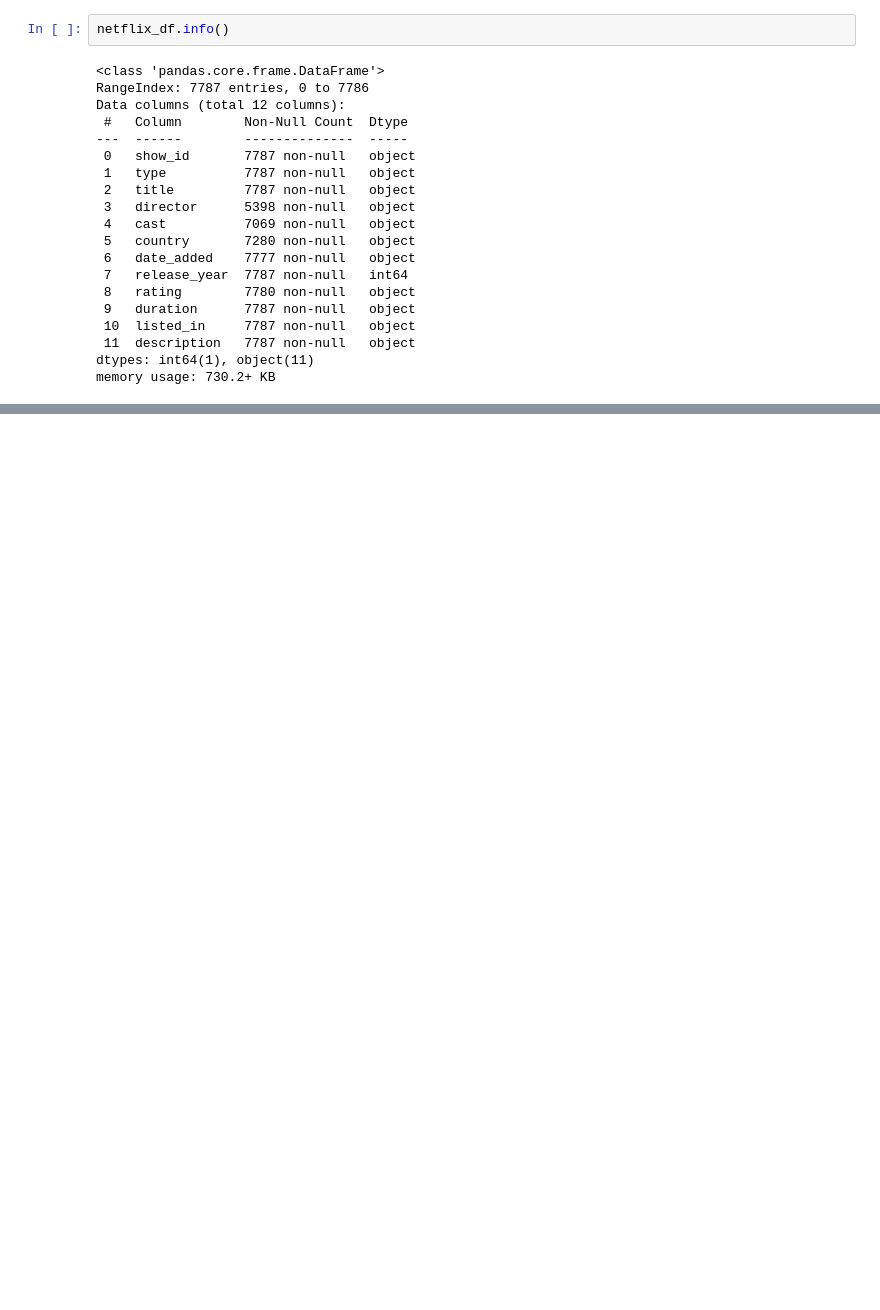
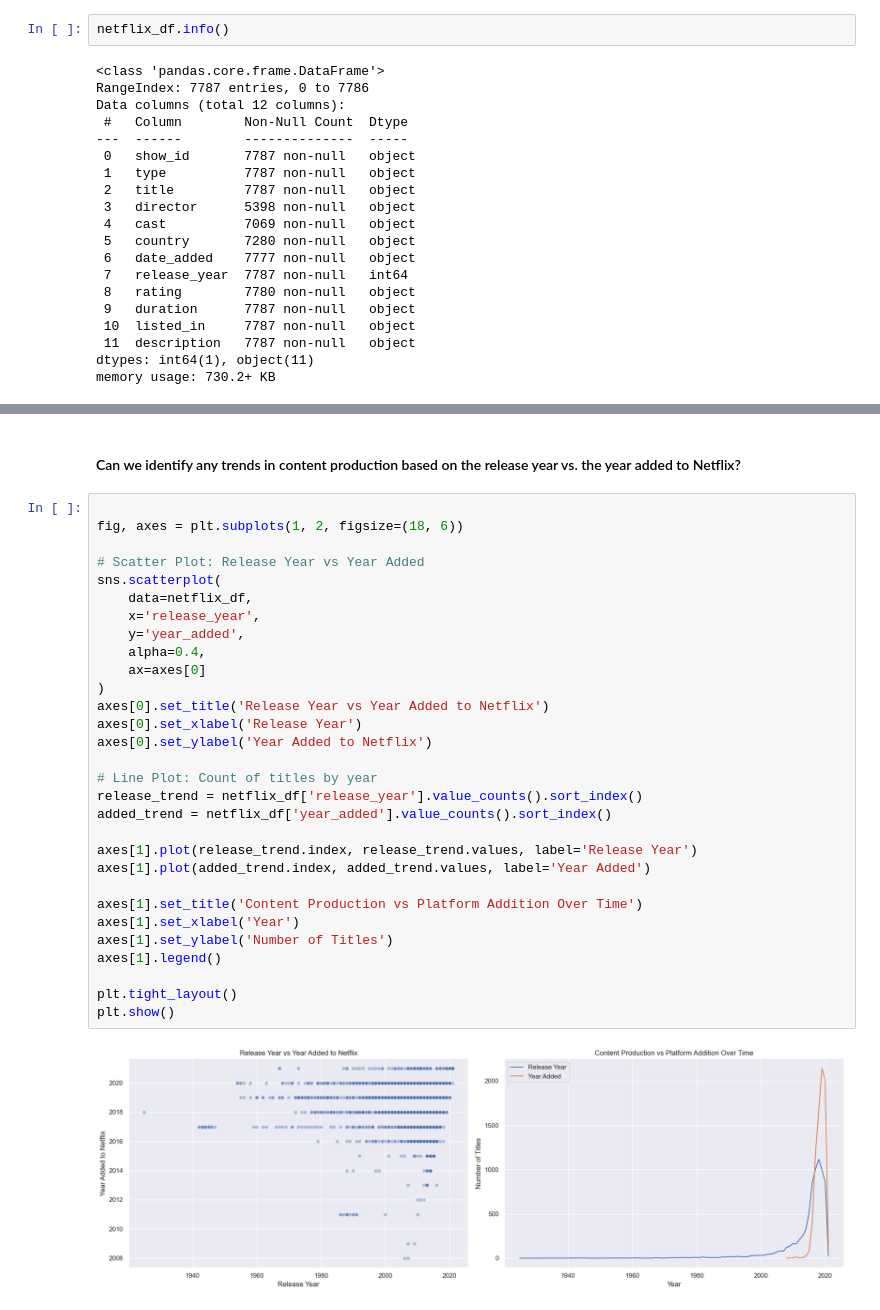
Before and after one commit to NickyY28/21-days-21-projects, a Jupyter notebook: day2Project2/NetflixAnalysis.ipynb, the cells around one changed output, grey strips where cells are left out. Saved outputs shown, nothing was run; the diff lists cells and outputs as text; blank space fills up the shorter version.

```diff
--- a/day2Project2/NetflixAnalysis.ipynb
+++ b/day2Project2/NetflixAnalysis.ipynb
@@ -41,0 +248,34 @@ memory usage: 730.2+ KB
+# %% [markdown]
+####  Can we identify any trends in content production based on the release year vs. the year added to Netflix?
+# %%
+
+fig, axes = plt.subplots(1, 2, figsize=(18, 6))
+
+# Scatter Plot: Release Year vs Year Added
+sns.scatterplot(
+    data=netflix_df,
+    x='release_year',
+    y='year_added',
+    alpha=0.4,
+    ax=axes[0]
+)
+axes[0].set_title('Release Year vs Year Added to Netflix')
+axes[0].set_xlabel('Release Year')
+axes[0].set_ylabel('Year Added to Netflix')
+
+# Line Plot: Count of titles by year
+release_trend = netflix_df['release_year'].value_counts().sort_index()
+added_trend = netflix_df['year_added'].value_counts().sort_index()
+
+axes[1].plot(release_trend.index, release_trend.values, label='Release Year')
+axes[1].plot(added_trend.index, added_trend.values, label='Year Added')
+
+axes[1].set_title('Content Production vs Platform Addition Over Time')
+axes[1].set_xlabel('Year')
+axes[1].set_ylabel('Number of Titles')
+axes[1].legend()
+
+plt.tight_layout()
+plt.show()
+# %% [output]
+[figure, added]
```
Also changed, not shown: parts of 28 cells of this notebook.
